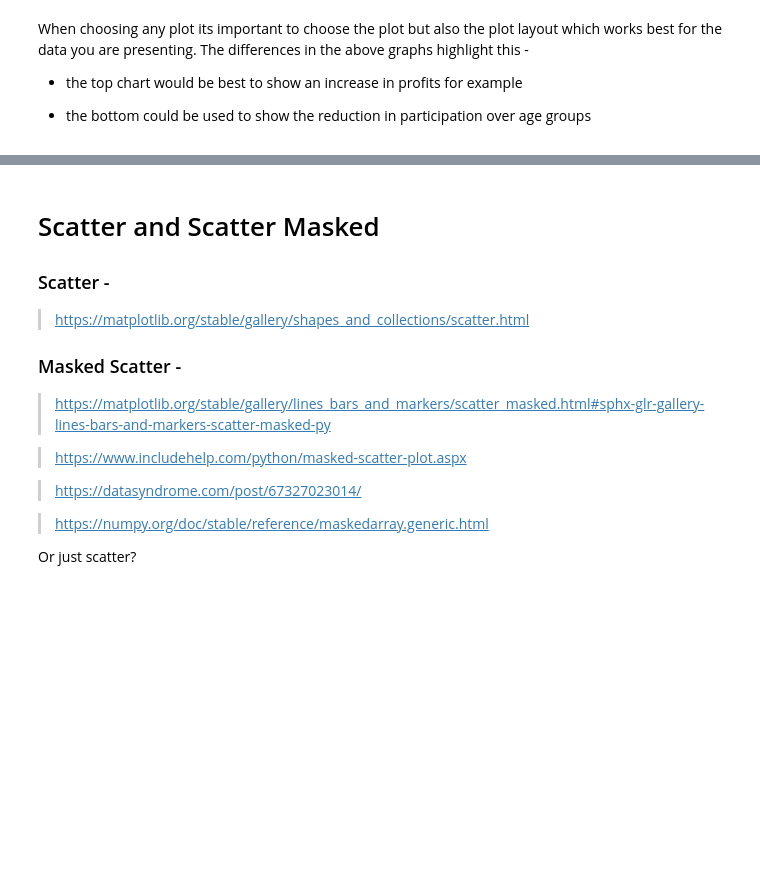
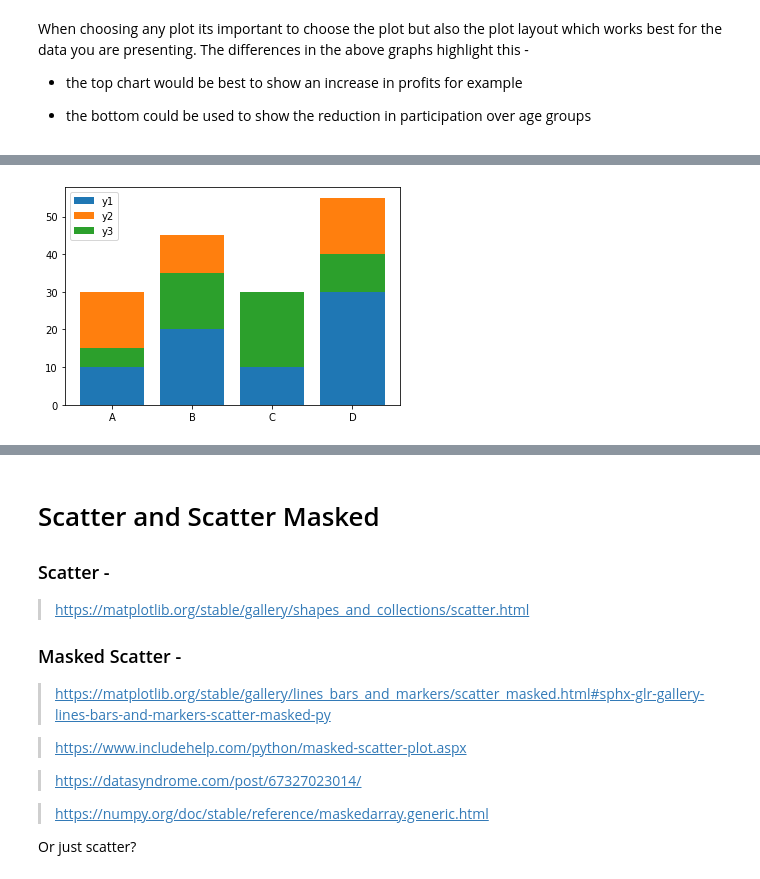
Before and after one commit to VCurry20/FDAProject2021, a Jupyter notebook: pyplot.ipynb, the cells around one changed output, grey strips where cells are left out. Saved outputs shown, nothing was run; the diff lists cells and outputs as text; code cells hidden in the pictures; blank space fills up the shorter version.

```diff
--- a/pyplot.ipynb
+++ b/pyplot.ipynb
@@ -219,0 +228,17 @@ When choosing any plot its important to choose the plot but also the plot layout
+# %%
+x = ['A', 'B', 'C', 'D']                  # x axis data points
+y1 = [10, 20, 10, 30]                     # first set of y points
+y2 = [20, 25, 15, 25]                     # second set of y points
+y3 = [5, 15, 20,10]
+
+# plot bars in stack manner
+plt.bar(x, y1)
+plt.bar(x, y2, bottom=y1)
+plt.bar(x, y3, bottom=y1)
+
+plt.legend(labels=['y1', 'y2','y3'])
+plt.show()
+
+# [8][10][11]
+# %% [output]
+[figure, added]
```
Also changed, not shown: parts of 11 cells of this notebook.
